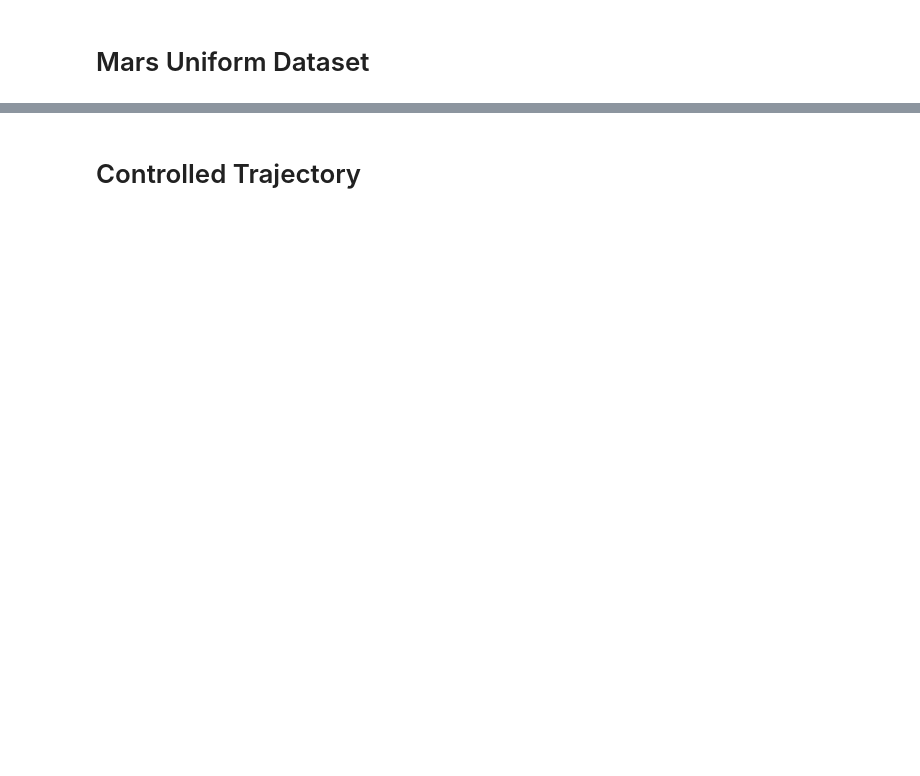
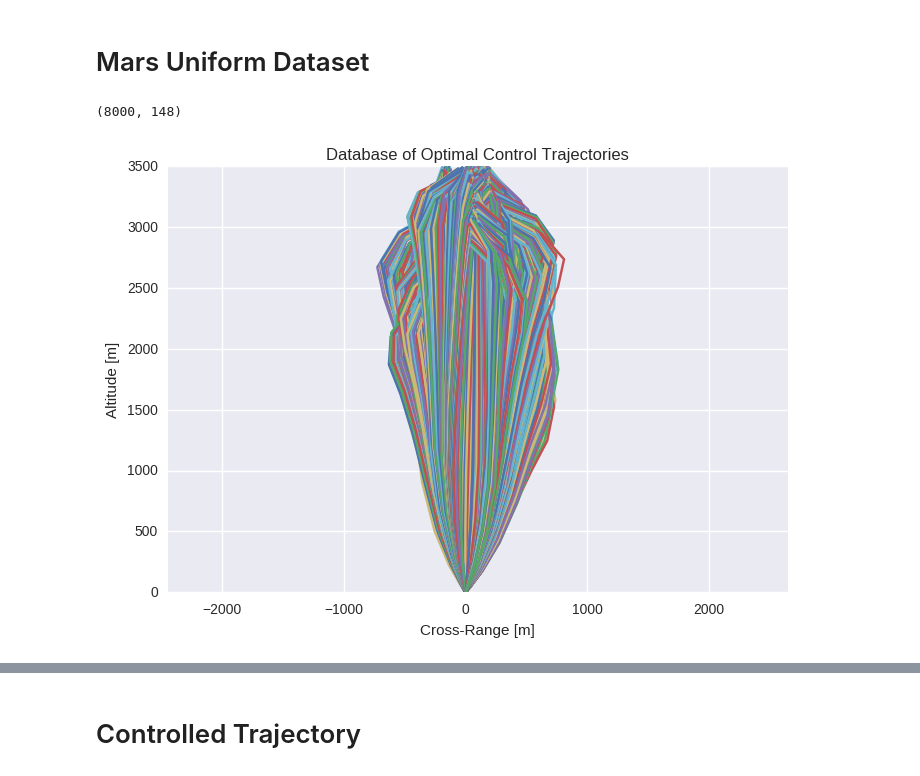
Before and after one commit to cisprague/Astro.IQ, a Jupyter notebook: src/Notebook/Machine_Learning/Mars_Uniform.ipynb, the cells around one changed output, grey strips where cells are left out. Saved outputs shown, nothing was run; the diff lists cells and outputs as text; code cells hidden in the pictures; blank space fills up the shorter version.

```diff
--- a/src/Notebook/Machine_Learning/Mars_Uniform.ipynb
+++ b/src/Notebook/Machine_Learning/Mars_Uniform.ipynb
@@ -25,27 +25,31 @@ ds = np.vstack(ds)
 np.save('../../Data/Mars/HSS_10_Alpha_Full.npy', ds)
 '''
 ds = np.load('../../Data/Mars/HSS_10_Alpha_Full.npy')
-ds
+ds.shape
+# %% [output]
+(8000, 148)
 # %%
 # Decode each trajectory
 plt.close('all')
 model = Point_Lander_Drag()
 prob = HSS(model, nsegs=10)
 dpts = []
 for traj in ds:
     tf, sb, cb, s, c = prob.Decode(traj)
     plt.plot(s[:,0], s[:,1])
     plt.axes().set_aspect('equal', 'datalim')
-    s = np.vstack((s, sb))
-    c = np.vstack((c, cb))
+    s = np.vstack((s, sb[1:,:]))
+    c = np.vstack((c, cb[1:,:]))
     dp = np.hstack((s, c))
     dpts.append(dp)
 traj = np.vstack(dpts)
 traj.shape
 
 plt.xlabel('Cross-Range [m]')
 plt.ylabel('Altitude [m]')
 plt.title('Database of Optimal Control Trajectories')
-plt.savefig('../../Data/Figs/New/Traj.pdf', format='pdf',
-        transparent=True, bbox_inches='tight')
+#plt.savefig('../../Data/Figs/New/Traj.pdf', format='pdf',
+        #transparent=True, bbox_inches='tight')
 plt.show()
+# %% [output]
+[figure, added]
```
Also changed, not shown: parts of 15 cells of this notebook, 4 other files.
